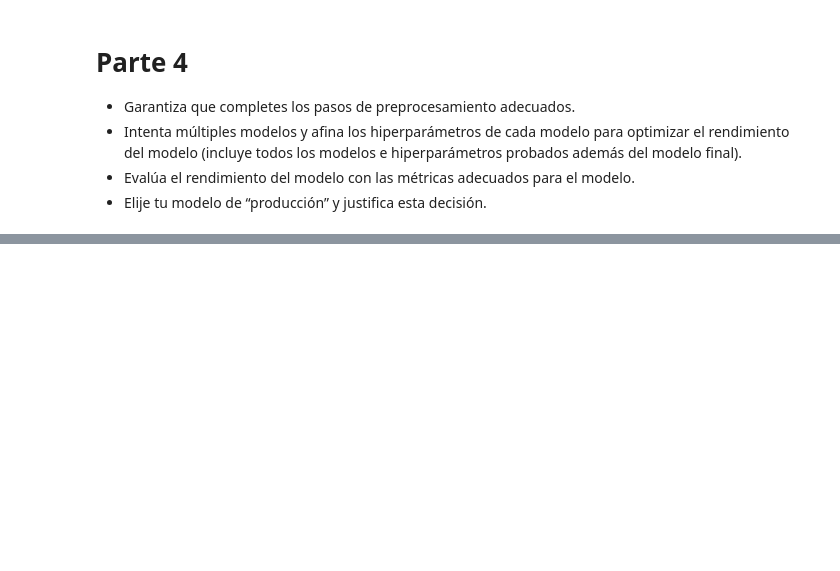
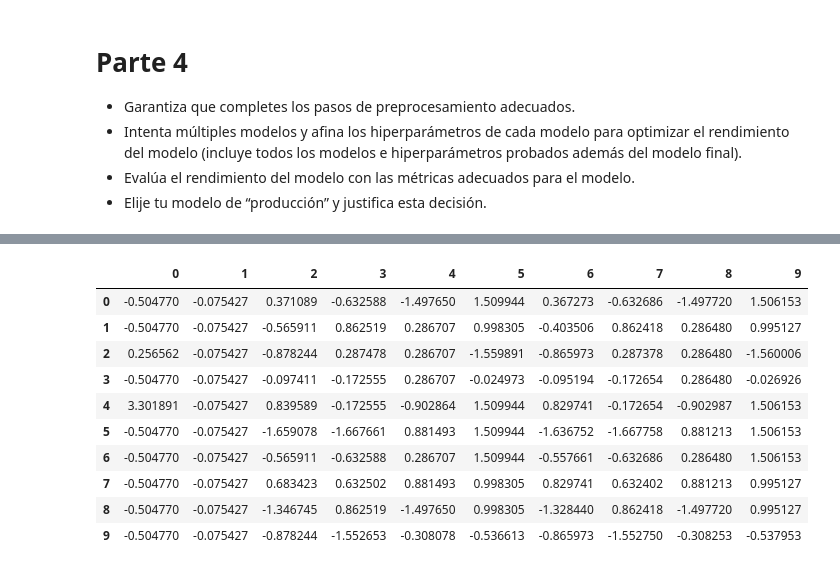
Before and after one commit to jcardonamde/datasets_ml, a Jupyter notebook: 03_datasets_ml.ipynb, the cells around one changed output, grey strips where cells are left out. Drawn from its saved outputs; the diff is of its cells as text; code cells hidden in the pictures; blank space fills up the shorter version.

```diff
--- a/03_datasets_ml.ipynb
+++ b/03_datasets_ml.ipynb
@@ -811,0 +872,7 @@ Cosas que incluir en tu presentación:
+# %%
+# Procedo a generar la instancia el transformador Scaler para escalar los datos numéricos
+scaler = StandardScaler()
+
+# Genero el pipeline para las características numéricas
+numeric_pipe = make_pipeline(scaler)
+numeric_pipe
@@ -811,0 +883,10 @@ Cosas que incluir en tu presentación:
+# %%
+# Género el instanciamiento del Transformador de Columna
+# Posteriormente creo la Tupla para el Column Transformer donde se relaciona el respectivo pipeline con el selector de tipo de dato numérico
+number_tuple = (numeric_pipe, num_selector)
+
+# Asocio el ColumnTransformer a un preprocesador
+preprocessor = make_column_transformer(number_tuple)
+# %%
+# Ajusto el objeto de preprocesamiento y verifico que solo encaje en el Transformador de Columna a los datos de entrenamiento del set de datos
+preprocessor.fit(X_train)
@@ -811,0 +898,5 @@ Cosas que incluir en tu presentación:
+# %%
+# Ya teniendo validado que el método fit funciono con el transformador agrupado dentro del ColumnTransformer
+# Procedo a usar este mismo para transformar los datos de entrenamiento y de prueba
+X_train_processed = preprocessor.transform(X_train)
+X_test_processed = preprocessor.transform(X_test)
@@ -811,0 +937,16 @@ Cosas que incluir en tu presentación:
+# %%
+# Paso la transformación a un DataFrame de Pandas para que sea fácil de ver e interpretar como quedaron los datos
+X_train_df = pd.DataFrame(X_train_processed)
+X_train_df.head(10)
+# %% [output]
+|  | 0 | 1 | 2 | 3 | 4 | 5 | 6 | 7 | 8 | 9 |
+| 0 | -0.504770 | -0.075427 | 0.371089 | -0.632588 | -1.497650 | 1.509944 | 0.367273 | -0.632686 | -1.497720 | 1.506153 |
+| 1 | -0.504770 | -0.075427 | -0.565911 | 0.862519 | 0.286707 | 0.998305 | -0.403506 | 0.862418 | 0.286480 | 0.995127 |
+| 2 | 0.256562 | -0.075427 | -0.878244 | 0.287478 | 0.286707 | -1.559891 | -0.865973 | 0.287378 | 0.286480 | -1.560006 |
+| 3 | -0.504770 | -0.075427 | -0.097411 | -0.172555 | 0.286707 | -0.024973 | -0.095194 | -0.172654 | 0.286480 | -0.026926 |
+| 4 | 3.301891 | -0.075427 | 0.839589 | -0.172555 | -0.902864 | 1.509944 | 0.829741 | -0.172654 | -0.902987 | 1.506153 |
+| 5 | -0.504770 | -0.075427 | -1.659078 | -1.667661 | 0.881493 | 1.509944 | -1.636752 | -1.667758 | 0.881213 | 1.506153 |
+| 6 | -0.504770 | -0.075427 | -0.565911 | -0.632588 | 0.286707 | 1.509944 | -0.557661 | -0.632686 | 0.286480 | 1.506153 |
+| 7 | -0.504770 | -0.075427 | 0.683423 | 0.632502 | 0.881493 | 0.998305 | 0.829741 | 0.632402 | 0.881213 | 0.995127 |
+| 8 | -0.504770 | -0.075427 | -1.346745 | 0.862519 | -1.497650 | 0.998305 | -1.328440 | 0.862418 | -1.497720 | 0.995127 |
+| 9 | -0.504770 | -0.075427 | -0.878244 | -1.552653 | -0.308078 | -0.536613 | -0.865973 | -1.552750 | -0.308253 | -0.537953 |
```
Also changed, not shown: parts of 70 cells of this notebook.
